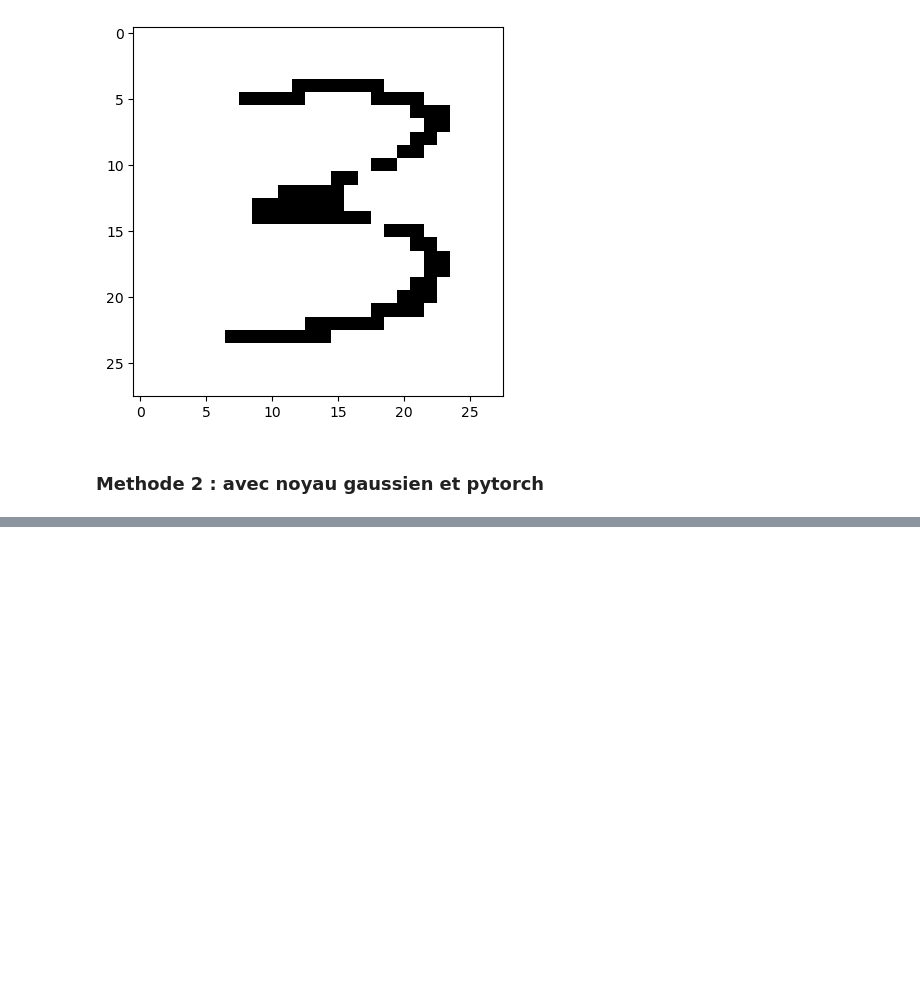
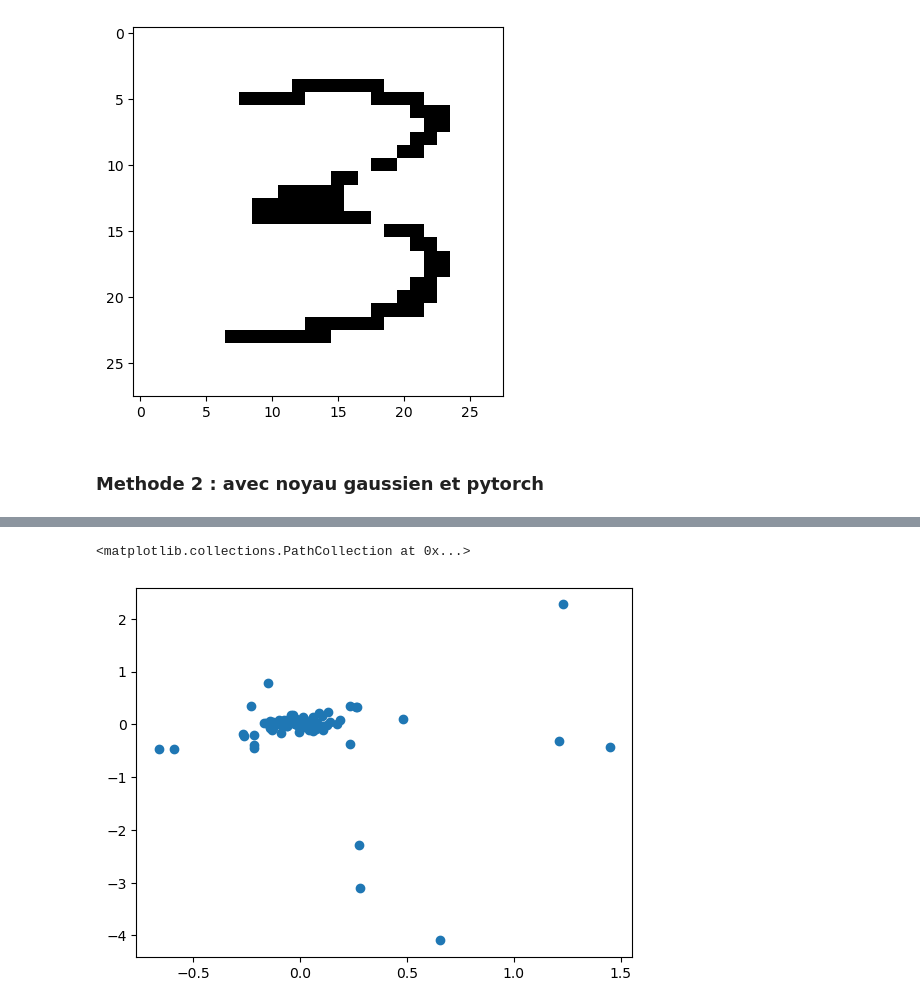
Before and after one commit to jmguser92/Radio_Project, a Jupyter notebook: Drawing mask with fourier coefs.ipynb, the cells around one changed output, grey strips where cells are left out. Cells and saved outputs as stored; diff of their text form; code cells hidden in the pictures; blank space fills up the shorter version.

```diff
--- a/Drawing mask with fourier coefs.ipynb
+++ b/Drawing mask with fourier coefs.ipynb
@@ -240,0 +290,40 @@ plt.imshow(img_gaussienne,cmap='gray')
+# %%
+#Exemple avec image
+
+#Coordonnées des points en complexe
+z_list_2 = x_list + 1j * y_list
+
+#Transformée de Fourier discrète
+z_list_2 = tch.tensor(z_list_2).reshape(len(z_list_2),1)
+fz_2 = fft(z_list_2)
+fz_2 = fftshift(fz_2)
+
+#Indices des coefficients de fourier
+N_2 = tch.arange(-len(fz_2)/2, len(fz_2)/2)
+
+#Extraction de la phase des coordonnées exprimées en Fourier
+Arg_fz_2 = tch.angle(fz_2).reshape(len(z_list_2),)
+
+#Tri des phases par ordre décroissant
+sort_idx_2 = tch.argsort(Arg_fz_2, descending = True)
+fz_2 = fz_2[sort_idx_2]
+N_2 = N_2[sort_idx_2]
+
+#Sequence temporelle
+time2 = tch.linspace(0, 2*tch.pi, steps=100).reshape(100,1)
+
+#Selection des indices
+sub2 = tch.arange(0,len(z_list_2))
+N_sub2 = N_2[sub2].reshape(1,len(N_2))
+N_sub2 = N_sub2.to(tch.complex64)
+# %%
+#Matrice transformée inverse de Fourier
+TN2 = tch.exp(1j * 2 * tch.pi * time2 @ N_sub2)
+# %%
+#Reconstruction du signal
+Z2 = TN2.to(tch.complex128) @ (fz_2[sub2]/len(fz_2))
+# %%
+plt.scatter(tch.real(Z2),tch.imag(Z2))
+# %% [output]
+<matplotlib.collections.PathCollection at 0x...>
+[figure, added]
```
Also changed, not shown: parts of 7 cells of this notebook.
